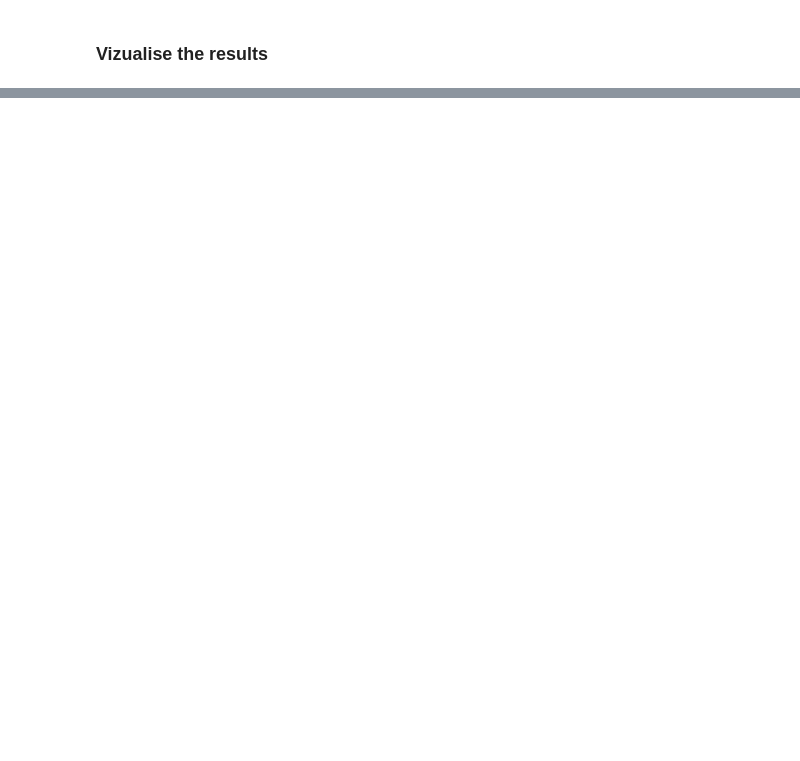
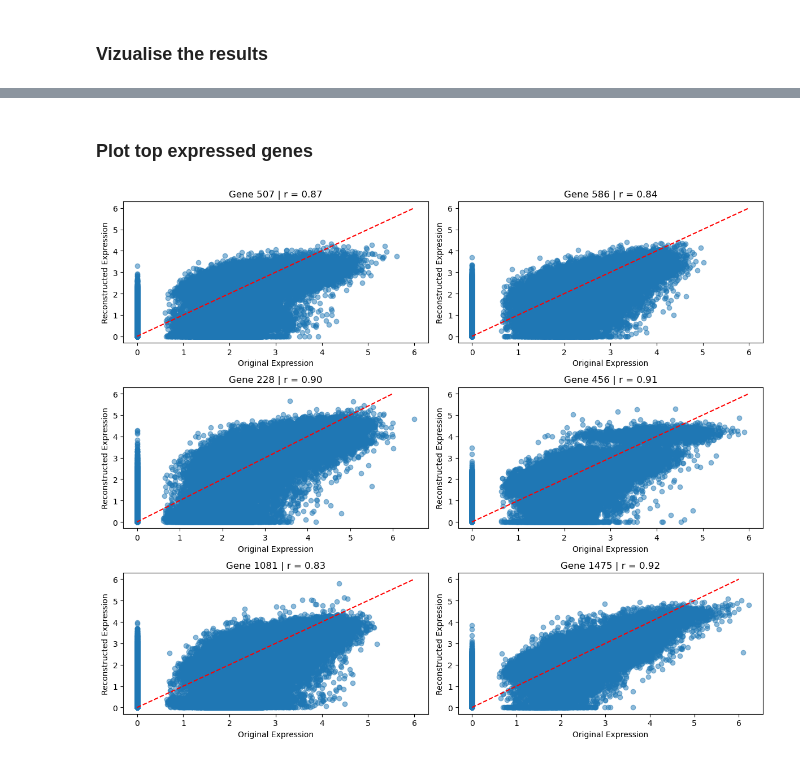
Before and after one commit to AatroxChen77/tahoe-100m, a Jupyter notebook: model_dev.ipynb, the cells around one changed output, grey strips where cells are left out. Saved outputs shown, nothing was run; the diff lists cells and outputs as text; code cells hidden in the pictures; blank space fills up the shorter version.

```diff
--- a/model_dev.ipynb
+++ b/model_dev.ipynb
@@ -468,0 +510,35 @@ plt.show()
+# %% [markdown]
+### Plot top expressed genes
+# %%
+from scipy.stats import pearsonr
+import numpy as np
+import matplotlib.pyplot as plt
+
+# Compute mean expression across cells for each gene
+mean_expression = eval_results['original'].mean(axis=0)  # shape: (n_genes,)
+
+# Select top n most expressed genes
+n_genes_to_plot = 6
+top_gene_indices = np.argsort(mean_expression)[-n_genes_to_plot:]
+
+# Plot top expressed genes with correlation
+fig, axes = plt.subplots(3, 2, figsize=(12, 10))
+axes = axes.ravel()
+
+for idx, gene_idx in enumerate(top_gene_indices):
+    original_vals = eval_results['original'][:, gene_idx]
+    recon_vals = eval_results['recon'][:, gene_idx]
+
+    # Compute Pearson correlation
+    corr, _ = pearsonr(original_vals, recon_vals)
+
+    axes[idx].scatter(original_vals, recon_vals, alpha=0.5)
+    axes[idx].plot([0, 6], [0, 6], 'r--')  # Diagonal line
+    axes[idx].set_xlabel('Original Expression')
+    axes[idx].set_ylabel('Reconstructed Expression')
+    axes[idx].set_title(f'Gene {gene_idx} | r = {corr:.2f}')
+
+plt.tight_layout()
+plt.show()
+# %% [output]
+[figure, added]
```
Also changed, not shown: parts of 7 cells of this notebook.
